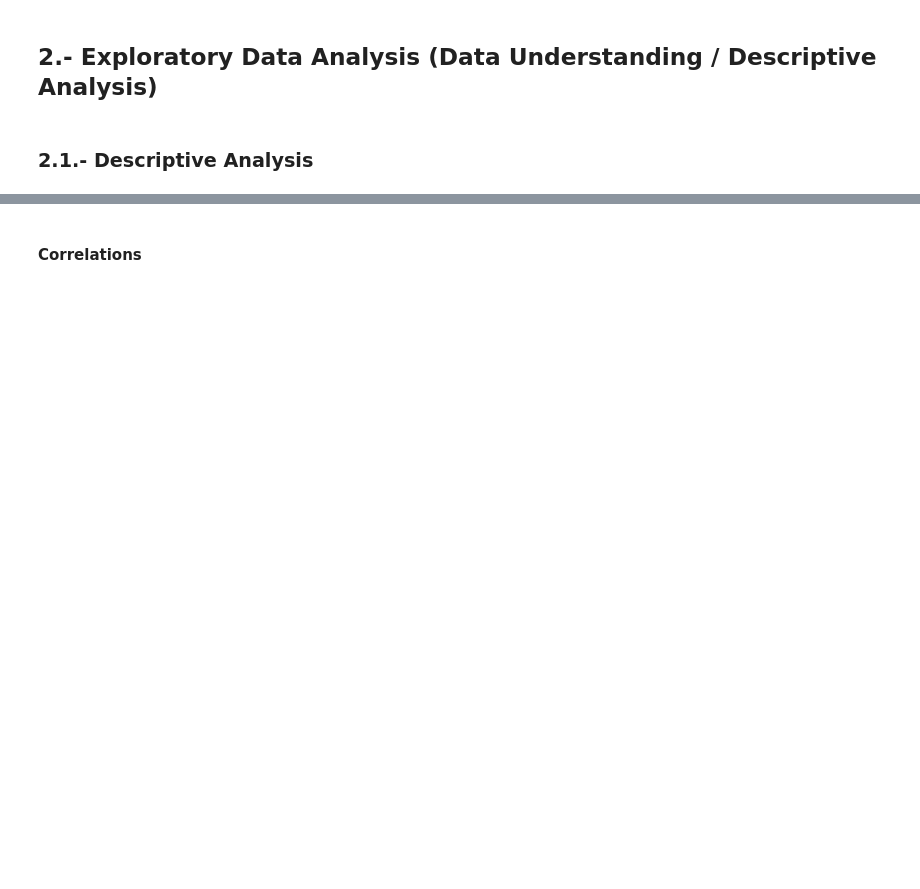
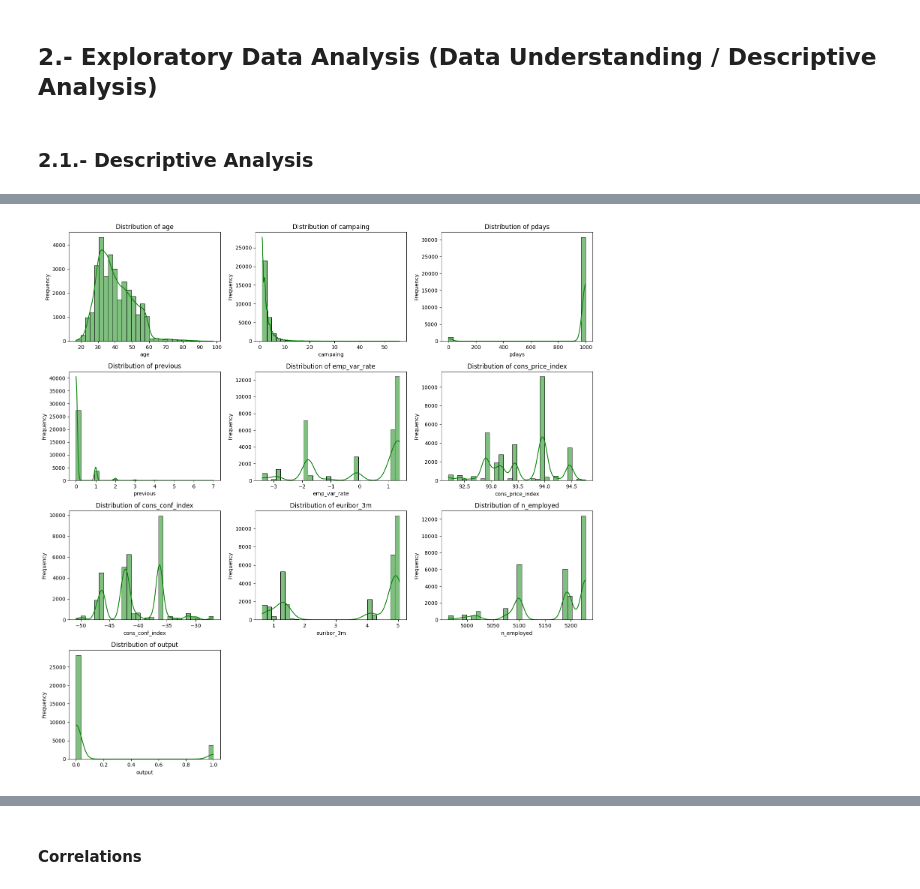
Before and after one commit to marcemir/MLAdvancedProject, a Jupyter notebook: 2410_kaggle_bank_campaingMarcelo.ipynb, the cells around one changed output, grey strips where cells are left out. Cells and saved outputs as stored; diff of their text form; code cells hidden in the pictures; blank space fills up the shorter version.

```diff
--- a/2410_kaggle_bank_campaingMarcelo.ipynb
+++ b/2410_kaggle_bank_campaingMarcelo.ipynb
@@ -123,0 +195,4 @@ train_df.head()
+# %%
+# Creating numerical and categorical features
+numerical_features = train_df.select_dtypes(include='number').columns.tolist()
+categorical_features = train_df.select_dtypes(include='object').columns.tolist()
@@ -130,0 +245,22 @@ train_df.head()
+# %%
+# Histograms of numerical features
+
+# Setting up the grid
+fig, axes = plt.subplots(nrows=4, ncols=3, figsize=(15, 15))
+axes = axes.flatten()
+
+# Plot each histogram
+for i, col in enumerate(numerical_features):
+    sns.histplot(train_df[col], kde=True, ax=axes[i], bins=30, color="green")
+    axes[i].set_title(f'Distribution of {col}')
+    axes[i].set_xlabel(col)
+    axes[i].set_ylabel('Frequency')
+
+# Remove any unused subplots if number of variables < grid cells
+for j in range(len(numerical_features), len(axes)):
+    fig.delaxes(axes[j])
+
+plt.tight_layout()
+plt.show()
+# %% [output]
+[figure, added]
```
Also changed, not shown: parts of 40 cells of this notebook, 3 other files.
